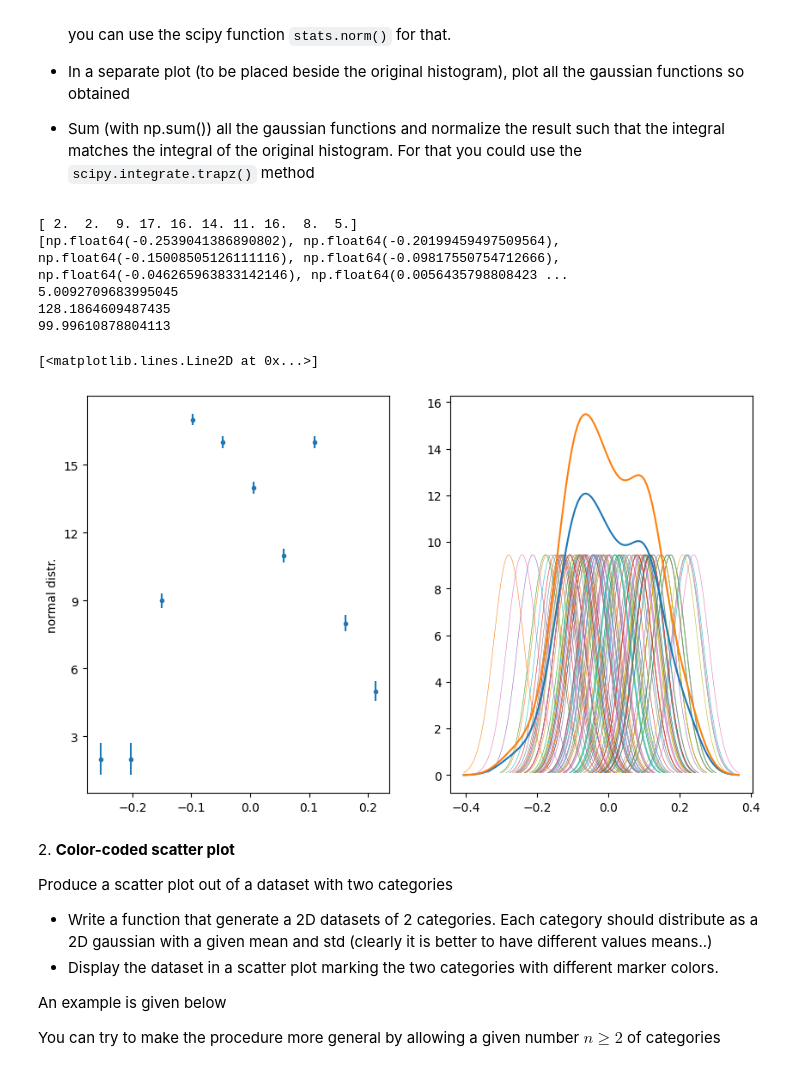
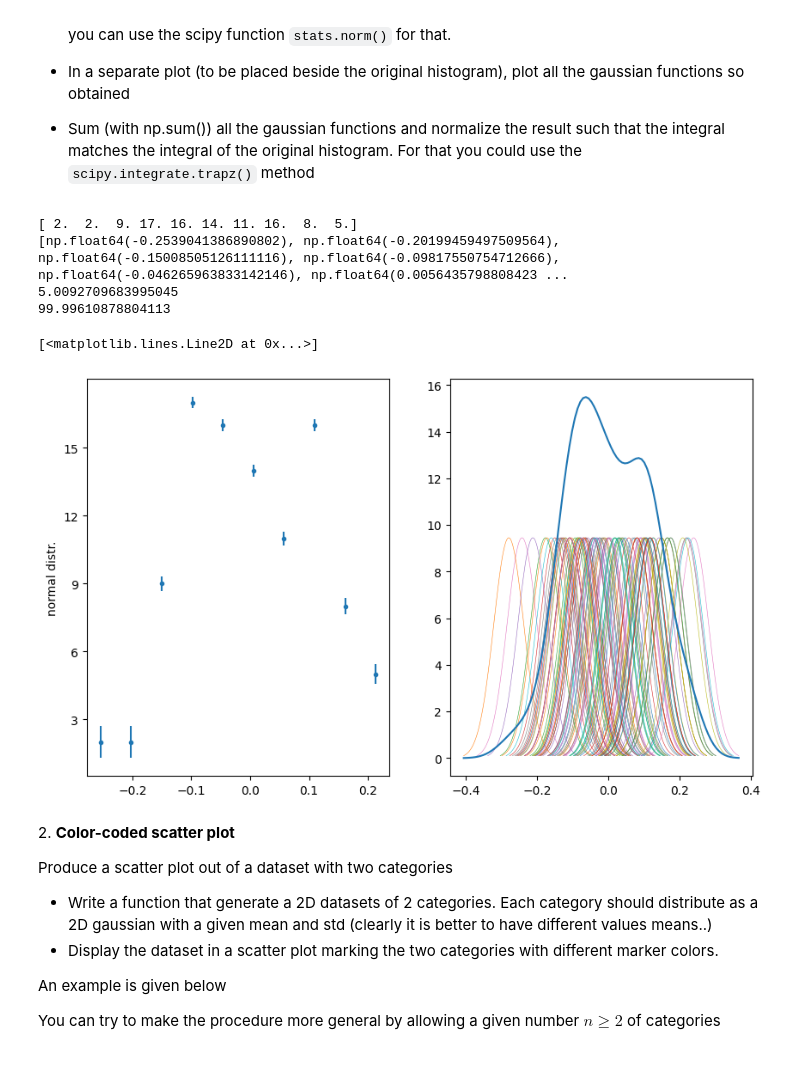
Before and after one commit to margherita-lera/LaboratoryOfComputationalPhysics_Y7, a Jupyter notebook: 07ex_Visualization.ipynb, the cells around one changed output. Drawn from its saved outputs; the diff is of its cells as text; code cells hidden in the pictures.

```diff
--- a/07ex_Visualization.ipynb
+++ b/07ex_Visualization.ipynb
@@ -28,7 +28,7 @@ random.seed(123)
 x=random.normal(loc=0.0,scale=0.1,size=100)
 fig,ax= plt.subplots(figsize=(6, 6))
 bins=int(np.sqrt(len(x)))
-#ax.hist(x,bins=bins,histtype='step')
+
 n,bins2,_=ax.hist(x,bins=bins)
 plt.close()
 bins3=[(bins2[i]+bins2[i+1])/2 for i in range(len(bins2)-1)]
@@ -37,43 +37,39 @@ fig,(ax2,ax3)= plt.subplots(nrows=1,ncols=2,figsize=(10, 6))
 ax2.set_ylabel('normal distr.')
 ax2.set_yticks(range(0,18,3))
 # set proper ticks
 # histogram as data points with errors
 err_x=1/np.sqrt(n)
 ax2.errorbar(x=bins3,y=n,yerr=err_x,fmt='.')
 
 ################################################
 std_def=1.06*0.1*(100**(-0.2))
 gaussians = [scipy.stats.norm(loc=i, scale=std_def) for i in x]
 
 for i in gaussians:
     x_values = np.linspace(i.mean() - 3 * i.std(), i.mean() + 3 * i.std(), 100)
     pdf_values = i.pdf(x_values)
     ax3.plot(x_values,pdf_values, lw=0.4)
 
 x_values = np.linspace(x.min() - 3 * std_def, x.max() + 3 * std_def, 100)
 pdf_sum = np.sum([g.pdf(x_values) for g in gaussians], axis=0)
 
-#integral = scipy.integrate.trapz(hist, bin_centers)
 
-print(n)
-print(bins3)
+#print(n)
+#print(bins3)
 norm=scipy.integrate.trapezoid(x=bins3,y=n)
-print(norm)
-norm3=np.sum(pdf_sum)/100
-print(norm3)
-ax3.plot(x_values,(pdf_sum/norm3)*norm)
+#print(norm)
+
 norm2=scipy.integrate.trapezoid(x=x_values,y=pdf_sum)
-print(norm2)
+#print(norm2)
 pdf_sum=(pdf_sum/norm2)*norm
 ax3.plot(x_values,pdf_sum)
 # %% [output]
 [ 2.  2.  9. 17. 16. 14. 11. 16.  8.  5.]
 [np.float64(-0.2539041386890802), np.float64(-0.20199459497509564), np.float64(-0.15008505126111116), np.float64(-0.09817550754712666), np.float64(-0.046265963833142146), np.float64(0.0056435798808423 ...
 5.0092709683995045
-128.1864609487435
 99.99610878804113
 [<matplotlib.lines.Line2D at 0x...>]
-[figure, old version]
+[figure, new version]
 # %% [markdown]
 2\. **Color-coded scatter plot**
 
```
Also changed, not shown: 14 other files.
